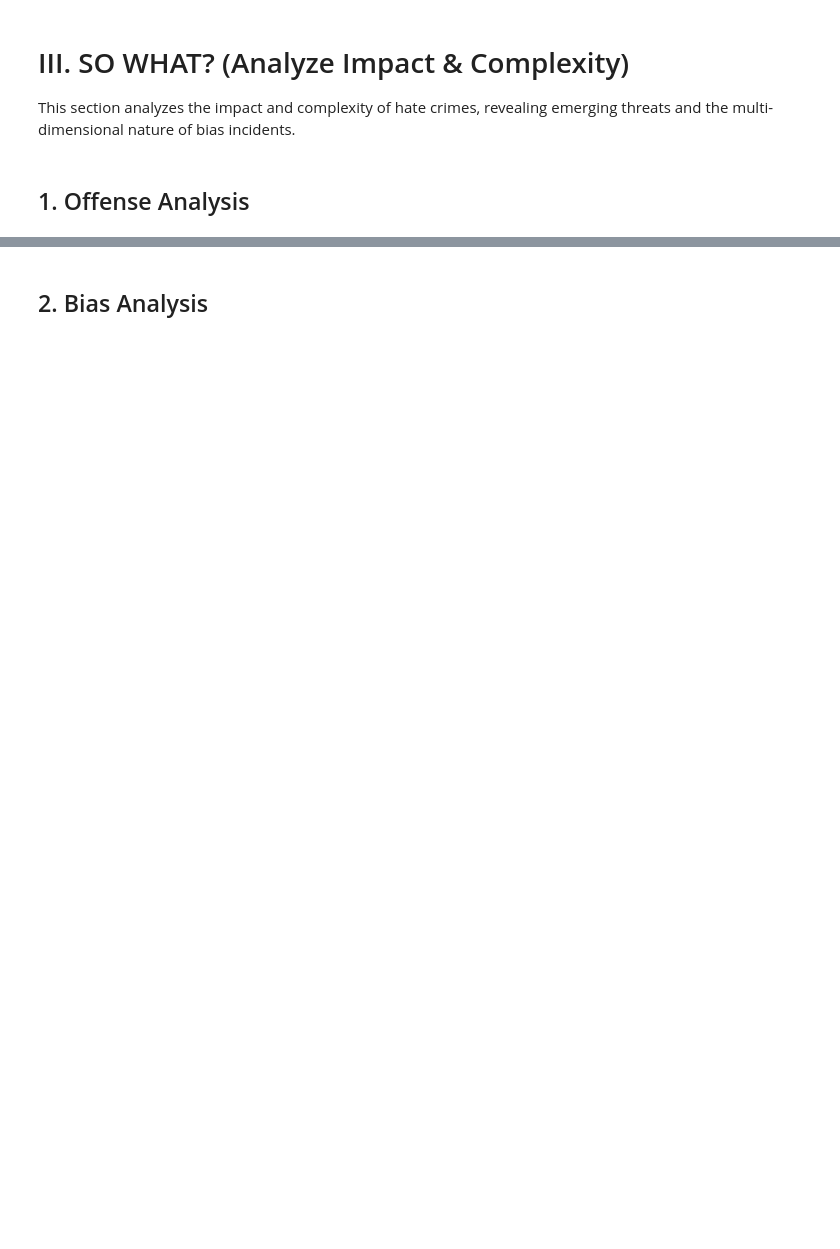
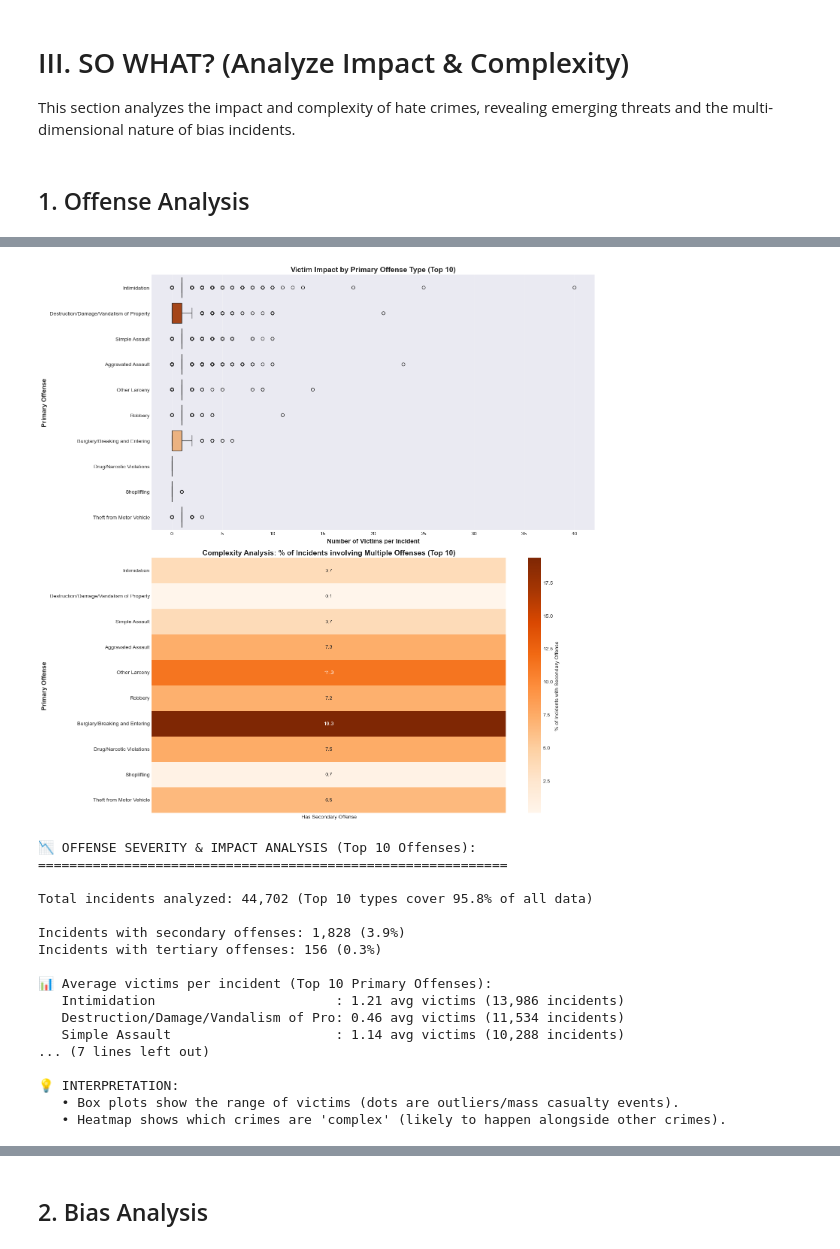
Before and after one commit to yamik1ra/DPnV_Group5_DSEB, a Jupyter notebook: notebooks/storytelling.ipynb, the cells around one changed output, grey strips where cells are left out. Saved outputs shown, nothing was run; the diff lists cells and outputs as text; code cells hidden in the pictures; blank space fills up the shorter version.

```diff
--- a/notebooks/storytelling.ipynb
+++ b/notebooks/storytelling.ipynb
@@ -699,0 +463,21 @@ BURGLARY/BREAKING AND ENTERING:
+# %%
+visualize.plot_offense_severity(df)
+# %% [output]
+[figure, added]
+📉 OFFENSE SEVERITY & IMPACT ANALYSIS (Top 10 Offenses):
+============================================================
+
+Total incidents analyzed: 44,702 (Top 10 types cover 95.8% of all data)
+
+Incidents with secondary offenses: 1,828 (3.9%)
+Incidents with tertiary offenses: 156 (0.3%)
+
+📊 Average victims per incident (Top 10 Primary Offenses):
+   Intimidation                       : 1.21 avg victims (13,986 incidents)
+   Destruction/Damage/Vandalism of Pro: 0.46 avg victims (11,534 incidents)
+   Simple Assault                     : 1.14 avg victims (10,288 incidents)
+... (7 lines left out)
+
+💡 INTERPRETATION:
+   • Box plots show the range of victims (dots are outliers/mass casualty events).
+   • Heatmap shows which crimes are 'complex' (likely to happen alongside other crimes).
```
Also changed, not shown: parts of 28 cells of this notebook, 2 other files.
